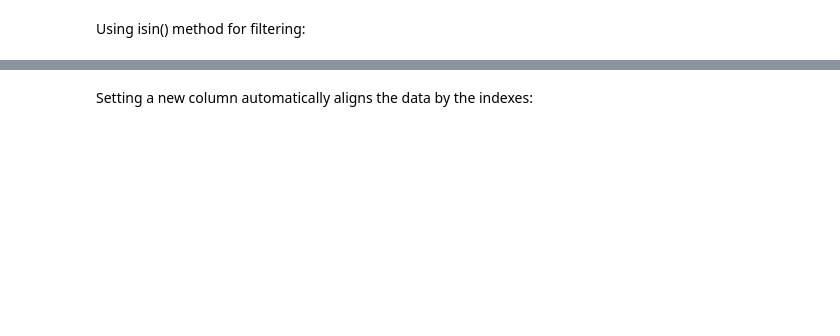
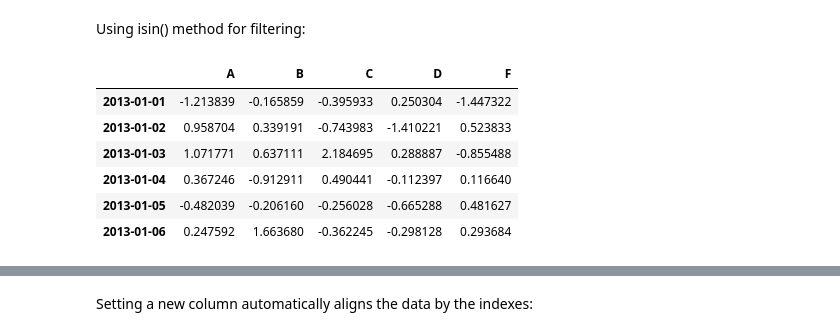
Before and after one commit to neroblack4life/pandas-tutorials, a Jupyter notebook: pandas-userguide.ipynb, the cells around one changed output, grey strips where cells are left out. Drawn from its saved outputs; the diff is of its cells as text; code cells hidden in the pictures; blank space fills up the shorter version.

```diff
--- a/pandas-userguide.ipynb
+++ b/pandas-userguide.ipynb
@@ -422,5 +421,16 @@ df[df > 0.5]
 # %% [markdown]
 Using isin() method for filtering:
+# %%
+dfcopy = df.copy()
+dfcopy
+# %% [output]
+|  | A | B | C | D | F |
+| 2013-01-01 | -1.213839 | -0.165859 | -0.395933 | 0.250304 | -1.447322 |
+| 2013-01-02 | 0.958704 | 0.339191 | -0.743983 | -1.410221 | 0.523833 |
+| 2013-01-03 | 1.071771 | 0.637111 | 2.184695 | 0.288887 | -0.855488 |
+| 2013-01-04 | 0.367246 | -0.912911 | 0.490441 | -0.112397 | 0.116640 |
+| 2013-01-05 | -0.482039 | -0.206160 | -0.256028 | -0.665288 | 0.481627 |
+| 2013-01-06 | 0.247592 | 1.663680 | -0.362245 | -0.298128 | 0.293684 |
 # %%
 dfcopy = df.copy()
 dfcopy["E"] = ["one", "one", "two", "three", "four", "three"]
```
Also changed, not shown: parts of 35 cells of this notebook, 1 other file.
